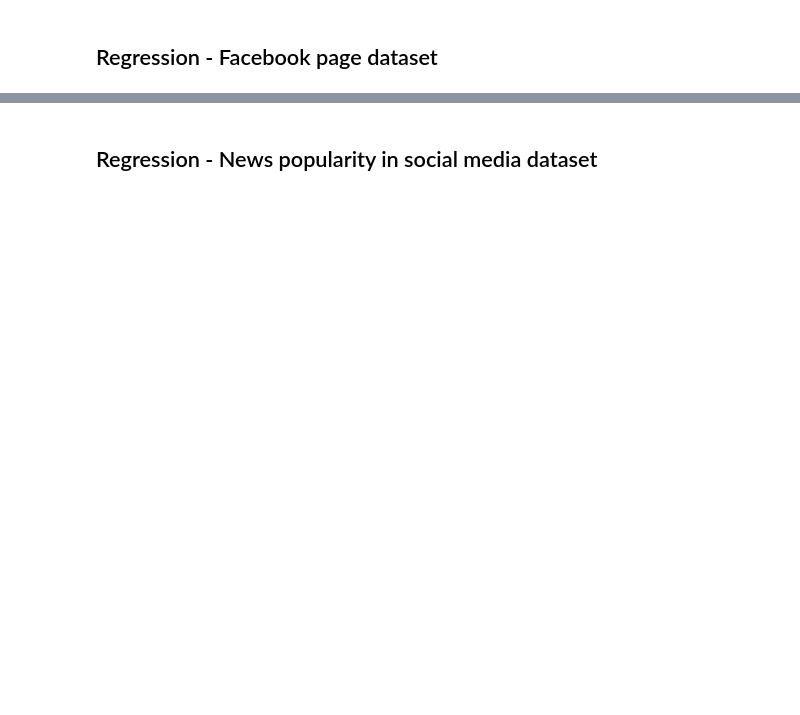
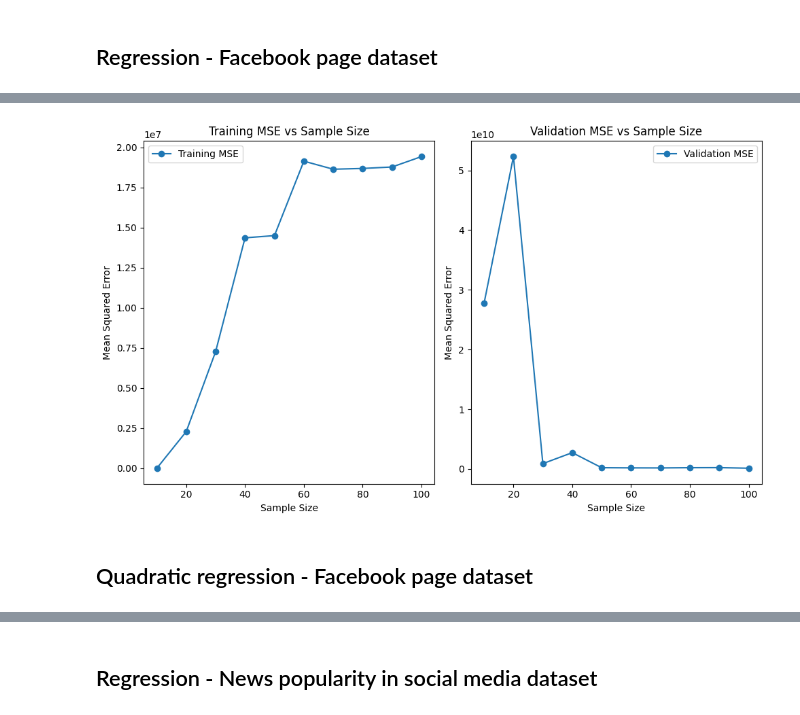
Before and after one commit to shuteva/IML-prog, a Jupyter notebook: lab1_BeatrizMia.ipynb, the cells around one changed output, grey strips where cells are left out. Cells and saved outputs as stored; diff of their text form; code cells hidden in the pictures; blank space fills up the shorter version.

```diff
--- a/lab1_BeatrizMia.ipynb
+++ b/lab1_BeatrizMia.ipynb
@@ -8,0 +69,8 @@ import matplotlib.pyplot as plt
+# %%
+#correcting missing values
+c1 = (reg_small["like"].isna()) & (reg_small["share"].isna()) & (reg_small["Total Interactions"] == 0)
+reg_small.loc[c1, "like"] = 0
+reg_small.loc[c1, "share"] = 0
+
+c2 = (reg_small["share"].isna()) & (reg_small["Total Interactions"] == reg_small["like"])
+reg_small.loc[c2, "share"] = 0
@@ -9,3 +98,4 @@ import matplotlib.pyplot as plt
 # %%
-# data preparation
-# sample training sets of 10,20,30,...
+#creating the dataset to predict the "Page total likes" variable and creating the target
+X = reg_small.drop(["Page total likes", "Type"], axis=1)
+y = reg_small["Page total likes"]
@@ -15,0 +102,7 @@ import matplotlib.pyplot as plt
+# %%
+#creating a pool for training the model and a validation set with 20% of the whole data
+X_train_pool, X_val, y_train_pool, y_val = train_test_split(X, y, test_size=0.2, random_state=42)
+# %%
+#creating a list of different training set sizes to test the model
+sizes = list(range(10, 101, 10))
+ntrials = 6 #defining a number of trials to run each training set size
@@ -15,0 +172,21 @@ import matplotlib.pyplot as plt
+# %%
+fig, (ax1, ax2) = plt.subplots(1,2, figsize=(10, 6))
+
+ax1.plot(sizes, train_mses, label='Training MSE', marker='o')
+ax1.set_xlabel('Sample Size')
+ax1.set_ylabel('Mean Squared Error')
+ax1.set_title('Training MSE vs Sample Size')
+ax1.legend()
+
+ax2.plot(sizes, val_mses, label='Validation MSE', marker='o')
+ax2.set_xlabel('Sample Size')
+ax2.set_ylabel('Mean Squared Error')
+ax2.set_title('Validation MSE vs Sample Size')
+ax2.legend()
+
+plt.tight_layout()
+plt.show()
+# %% [output]
+[figure, added]
+# %% [markdown]
+## Quadratic regression - Facebook page dataset
```
Also changed, not shown: parts of 27 cells of this notebook, 23 other files.
